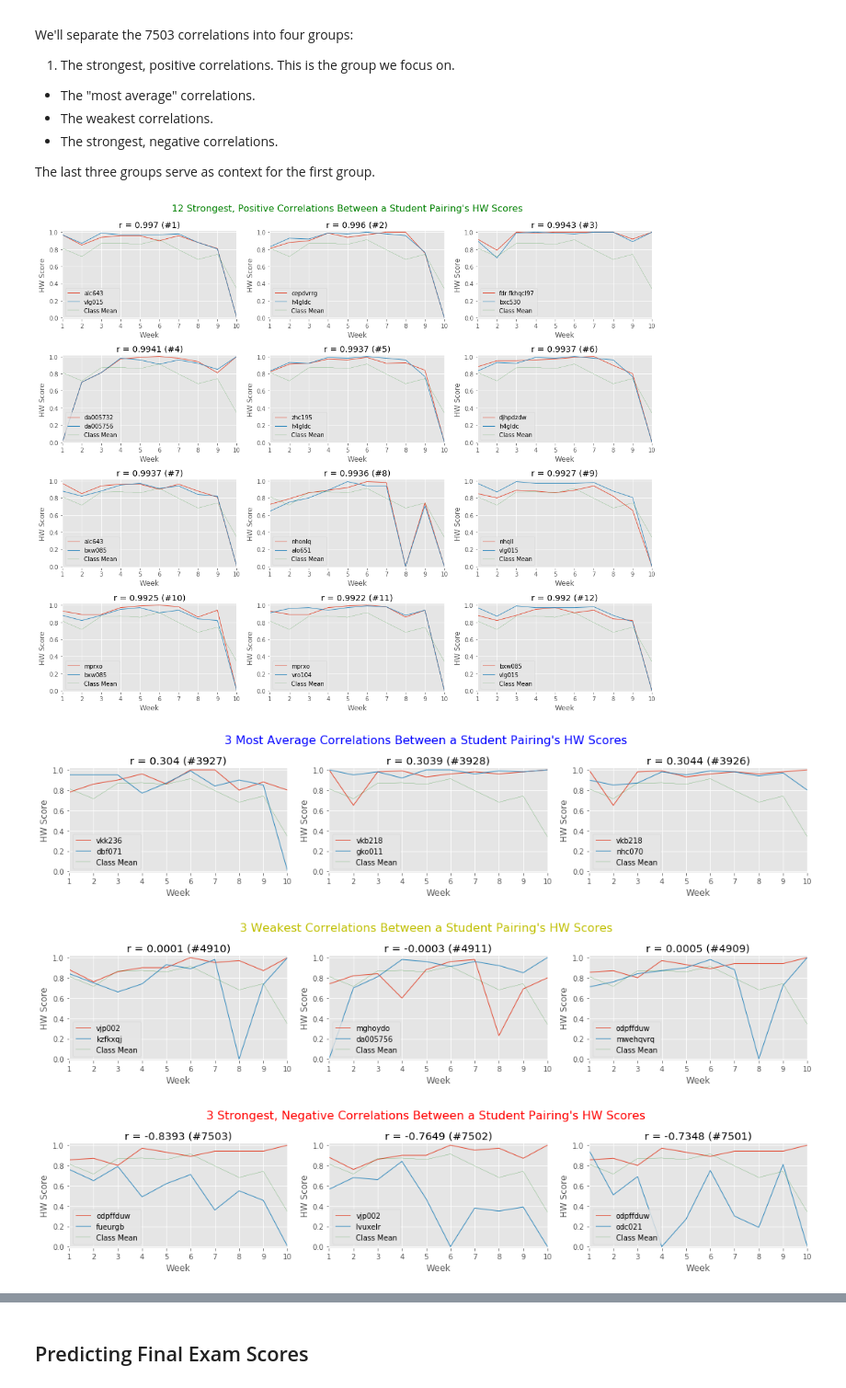
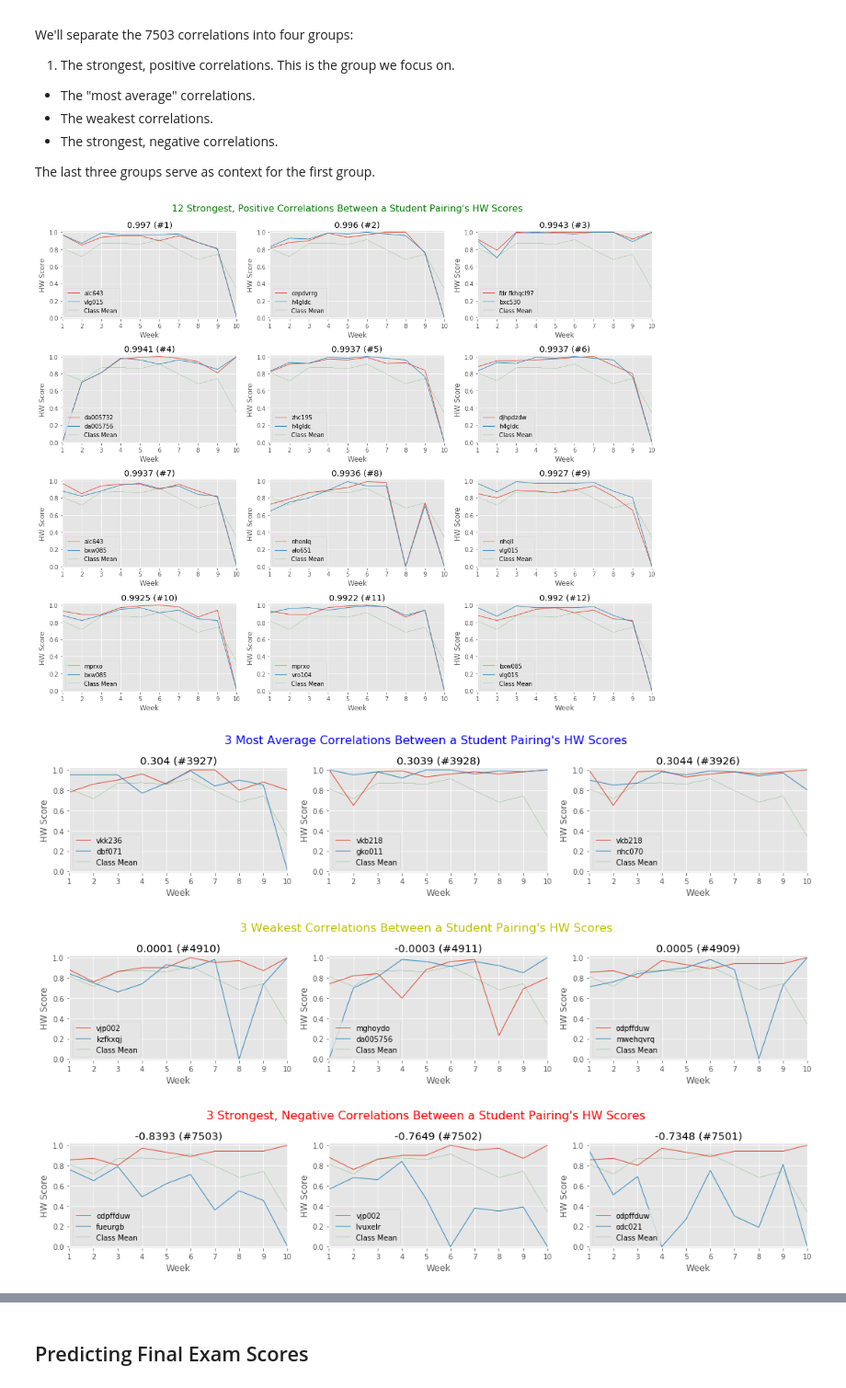
Before and after one commit to dleestat/grades, a Jupyter notebook: Grades.ipynb, the cells around one changed output, grey strips where cells are left out. Shown at 92% size. Cells and saved outputs as stored; diff of their text form; code cells hidden in the pictures.

```diff
--- a/Grades.ipynb
+++ b/Grades.ipynb
@@ -46,6 +46,7 @@ from itertools import combinations  # Combinations (combinatorics)
 from matplotlib.lines import Line2D
 
 import matplotlib.pyplot as plt
+plt.rcParams['patch.force_edgecolor'] = True
 plt.style.use('ggplot')
 %matplotlib inline
 
@@ -63,6 +64,7 @@ import scipy.stats as stats
 import seaborn as sns
 from sklearn.linear_model import LinearRegression
 import statsmodels.api as sm
+import warnings
 # %%
 %%javascript
 /* Disable auto-scrolling of long cell output */
@@ -240,5 +247,5 @@ Unsurprisingly, there is a downward trend in most scores as student ranking desc
 # %%
-criteria = 'Total','Final','Midterm','HW_Avg','Lab_Avg','Project','Participation'
+criteria = ['Total','Final','Midterm','HW_Avg','Lab_Avg','Project','Participation']
 ncriteria = len(criteria)
 
 plt.figure(figsize=(15,3*ncriteria))
@@ -372,7 +379,7 @@ The number of the possible pairings for our class will be much larger.
 
 For each pairing, we'll then calculate and store the correlation coefficient (via Pearson's r) between the two students' homework scores.
 # %%
-HW = df['HW'].values
+ID, HW = df['ID'].values, df['HW'].values
 correlations = {}
 for a, b in combinations(range(n),2):  # Generates combinations of size 2 from 0, 1, ..., n-1
     correlations[a,b] = stats.pearsonr(HW[a], HW[b])[0]
@@ -464,34 +470,34 @@ The last three groups serve as context for the first group.
 # %%
 # Split into groups
 r_pos  = df_r[:12], 'Strongest, Positive', 'g', 1.02
 r_avg  = df_r.assign(ab=abs(r-np.mean(r))).sort_values('ab').drop('ab',axis=1)[:3], 'Most Average', 'b', 1.08
 r_weak = df_r.assign(ab=abs(r)).sort_values('ab').drop('ab',axis=1)[:3], 'Weakest', 'y', 1.08
 r_neg  = df_r[::-1][:3], 'Strongest, Negative', 'r', 1.08
 
 # Visualize each group
 for group, title, color, y in r_pos, r_avg, r_weak, r_neg:
     ngroup = group.shape[0]
     plt.figure(figsize=(15,ngroup))
     plt.suptitle("{} {} Correlations Between a Student Pairing's HW Scores".format(ngroup, title), color=color, size=16, y=y)
     for i in range(ngroup):
         pair = group.iloc[i]
         plt.subplot(ngroup/3,3,i+1)
         plt.plot(weeks, pair['HWs'][0], lw=1, label=pair['Pairing'][0])
         plt.plot(weeks, pair['HWs'][1], lw=1, label=pair['Pairing'][1])
         plt.plot(weeks, hw_mean, 'g', lw=.2, label='Class Mean')
 
-        plt.title('r = {} (#{})'.format(round(pair['r'],4), pair.name))
+        plt.title('{} (#{})'.format(round(pair['r'],4), pair.name))
         plt.xlabel('Week')
         plt.ylabel('HW Score')
         plt.axis([1,10,-.01,1.02])
         plt.xticks(weeks)
         plt.legend(loc='lower left')
     plt.tight_layout()
 # %% [output]
-[figure, old version]
+[figure, new version]
-[figure, old version]
+[figure, new version]
-[figure, old version]
+[figure, new version]
-[figure, old version]
+[figure, new version]
 # %% [markdown]
 We can see that the most average correlations illustrate a moderately positive association. This is unsurprising since we would expect the performance of the class to follow a general trend depending on factors such as homework assignment difficulty.
 
```
Also changed, not shown: parts of 21 cells of this notebook.
